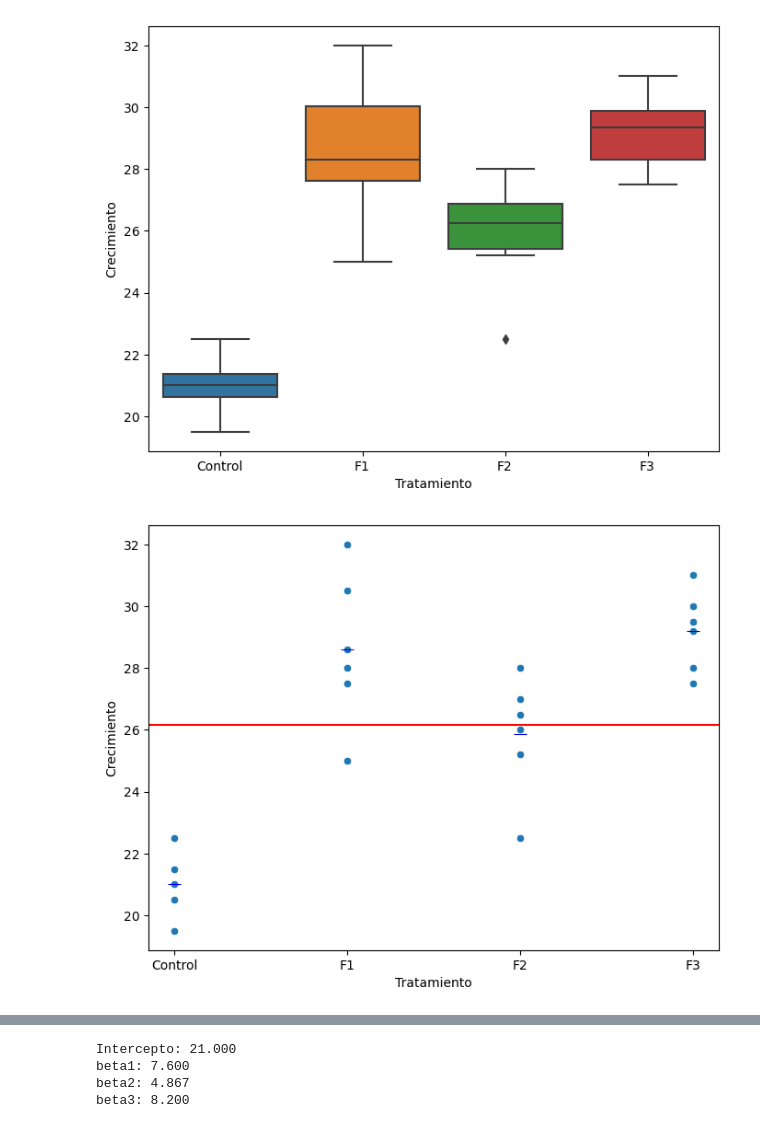
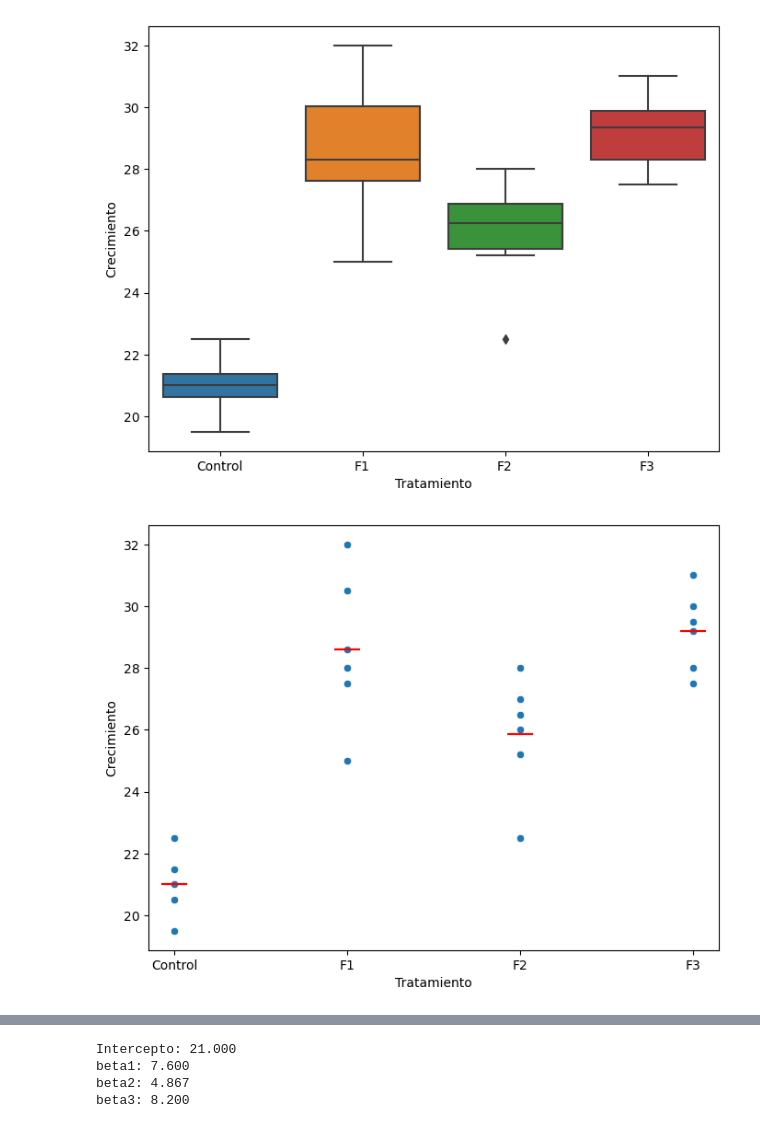
Before and after one commit to jealcalat/AEM-ITESO, a Jupyter notebook: tema_4/4.1_anova_manova_ancova.ipynb, the cells around one changed output, grey strips where cells are left out. Cells and saved outputs as stored; diff of their text form; code cells hidden in the pictures.

```diff
--- a/tema_4/4.1_anova_manova_ancova.ipynb
+++ b/tema_4/4.1_anova_manova_ancova.ipynb
@@ -385,22 +385,22 @@ plt.show()
 # %%
 # Calculate column means
 col_means = datos.mean().reset_index()
 col_means.columns = ['Tratamiento', 'Crecimiento']
 
 # Calculate group statistics
 group_stats = datos_long.groupby('Tratamiento')['Crecimiento'].agg(['mean', 'count', 'median', lambda x: x.quantile(0.75) - x.quantile(0.25)]).reset_index()
 group_stats.columns = ['Tratamiento', 'media_trat', 'cantidad', 'mediana', 'rango_iq']
 
 # Visualization of variability
 plt.figure(figsize=(8, 6))
 sns.scatterplot(x='Tratamiento', y='Crecimiento', data=datos_long)
-plt.axhline(y=datos_long['Crecimiento'].mean(), color='red')
+# plt.axhline(y=datos_long['Crecimiento'].mean(), color='red')
 
 # Add group means
-sns.scatterplot(x='Tratamiento', y='media_trat', data=group_stats, color='blue', s=100, marker='_')
+sns.scatterplot(x='Tratamiento', y='media_trat', data=group_stats, color='red', s=400, marker='_')
 plt.show()
 # %% [output]
-[figure, old version]
+[figure, new version]
 # %%
 import statsmodels.formula.api as smf
 
```
Also changed, not shown: parts of 9 cells of this notebook, 2 other files.
